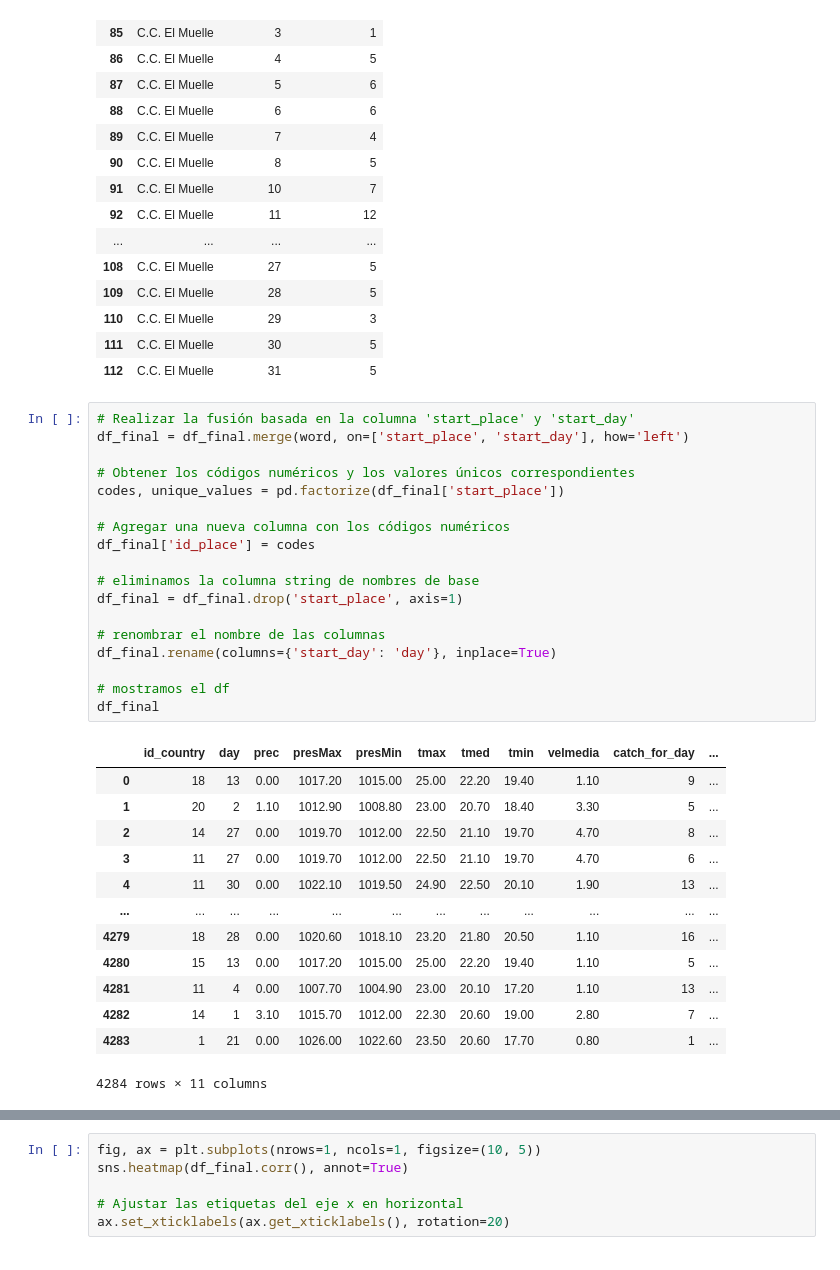
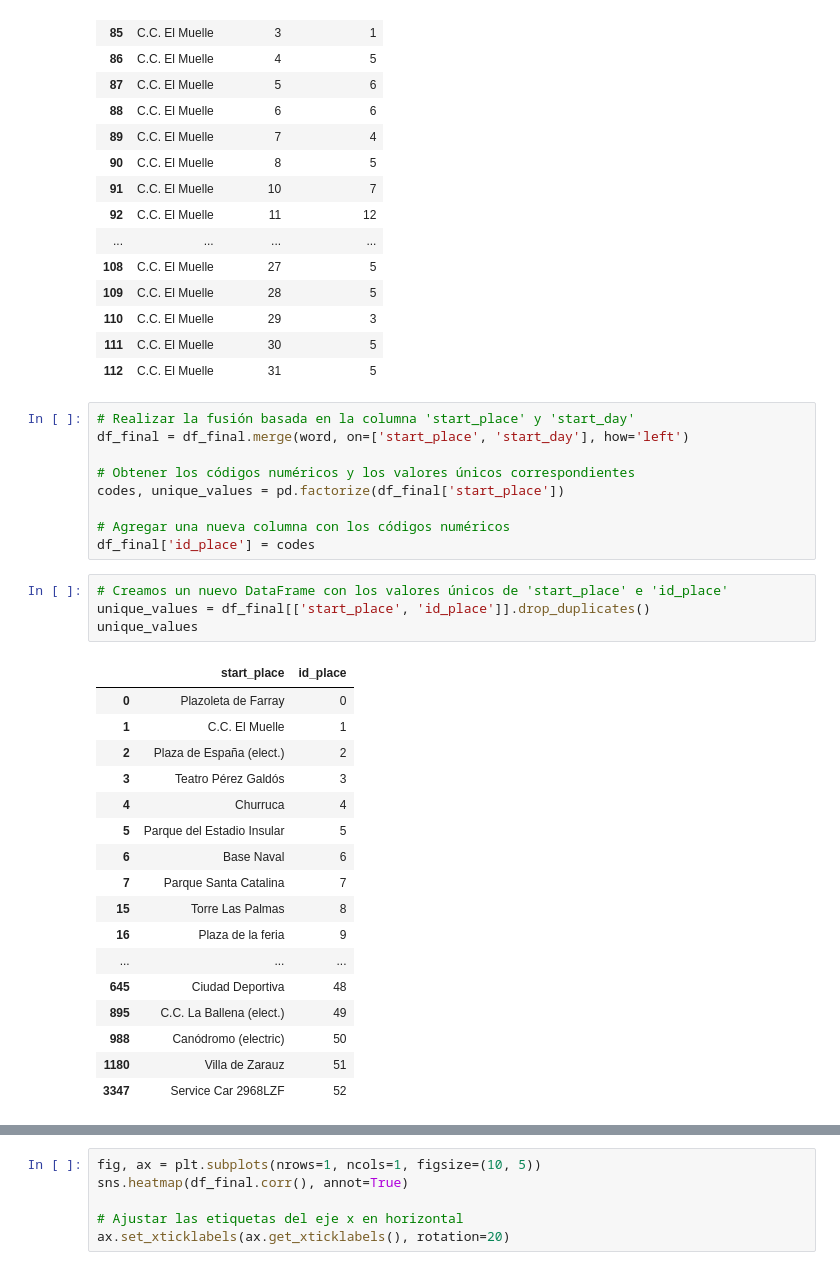
Before and after one commit to pablopuch/sagulpa_final, a Jupyter notebook: sagulpa.ipynb, the cells around one changed output, grey strips where cells are left out. Drawn from its saved outputs; the diff is of its cells as text.

```diff
--- a/sagulpa.ipynb
+++ b/sagulpa.ipynb
@@ -144,26 +144,25 @@ codes, unique_values = pd.factorize(df_final['start_place'])
 
 # Agregar una nueva columna con los códigos numéricos
 df_final['id_place'] = codes
-
-# eliminamos la columna string de nombres de base
-df_final = df_final.drop('start_place', axis=1)
-
-# renombrar el nombre de las columnas
-df_final.rename(columns={'start_day': 'day'}, inplace=True)
-
-# mostramos el df
-df_final
-# %% [output]
-|  | id_country | day | prec | presMax | presMin | tmax | tmed | tmin | velmedia | catch_for_day | ... |
-| 0 | 18 | 13 | 0.00 | 1017.20 | 1015.00 | 25.00 | 22.20 | 19.40 | 1.10 | 9 | ... |
-| 1 | 20 | 2 | 1.10 | 1012.90 | 1008.80 | 23.00 | 20.70 | 18.40 | 3.30 | 5 | ... |
-| 2 | 14 | 27 | 0.00 | 1019.70 | 1012.00 | 22.50 | 21.10 | 19.70 | 4.70 | 8 | ... |
-| 3 | 11 | 27 | 0.00 | 1019.70 | 1012.00 | 22.50 | 21.10 | 19.70 | 4.70 | 6 | ... |
-| 4 | 11 | 30 | 0.00 | 1022.10 | 1019.50 | 24.90 | 22.50 | 20.10 | 1.90 | 13 | ... |
-| ... | ... | ... | ... | ... | ... | ... | ... | ... | ... | ... | ... |
-| 4279 | 18 | 28 | 0.00 | 1020.60 | 1018.10 | 23.20 | 21.80 | 20.50 | 1.10 | 16 | ... |
-| 4280 | 15 | 13 | 0.00 | 1017.20 | 1015.00 | 25.00 | 22.20 | 19.40 | 1.10 | 5 | ... |
-| 4281 | 11 | 4 | 0.00 | 1007.70 | 1004.90 | 23.00 | 20.10 | 17.20 | 1.10 | 13 | ... |
-| 4282 | 14 | 1 | 3.10 | 1015.70 | 1012.00 | 22.30 | 20.60 | 19.00 | 2.80 | 7 | ... |
-| 4283 | 1 | 21 | 0.00 | 1026.00 | 1022.60 | 23.50 | 20.60 | 17.70 | 0.80 | 1 | ... |
-4284 rows × 11 columns
+# %%
+# Creamos un nuevo DataFrame con los valores únicos de 'start_place' e 'id_place'
+unique_values = df_final[['start_place', 'id_place']].drop_duplicates()
+unique_values
+# %% [output]
+|  | start_place | id_place |
+| 0 | Plazoleta de Farray | 0 |
+| 1 | C.C. El Muelle | 1 |
+| 2 | Plaza de España (elect.) | 2 |
+| 3 | Teatro Pérez Galdós | 3 |
+| 4 | Churruca | 4 |
+| 5 | Parque del Estadio Insular | 5 |
+| 6 | Base Naval | 6 |
+| 7 | Parque Santa Catalina | 7 |
+| 15 | Torre Las Palmas | 8 |
+| 16 | Plaza de la feria | 9 |
+| ... | ... | ... |
+| 645 | Ciudad Deportiva | 48 |
+| 895 | C.C. La Ballena (elect.) | 49 |
+| 988 | Canódromo (electric) | 50 |
+| 1180 | Villa de Zarauz | 51 |
+| 3347 | Service Car 2968LZF | 52 |
```
Also changed, not shown: parts of 3 cells of this notebook, 1 other file.
